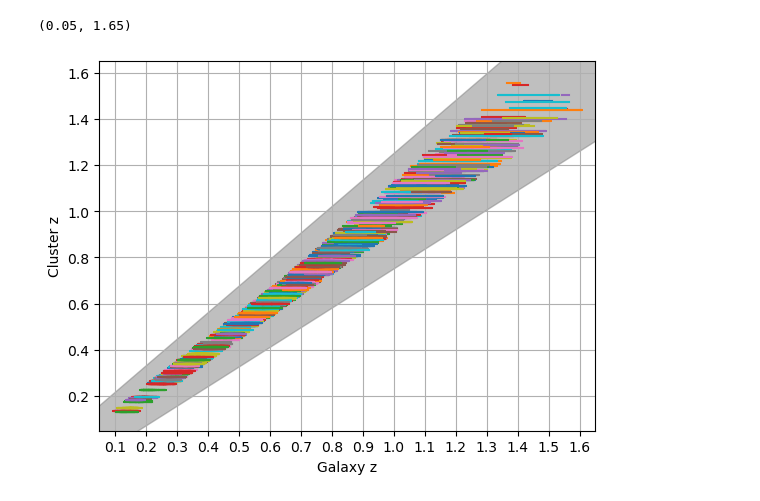
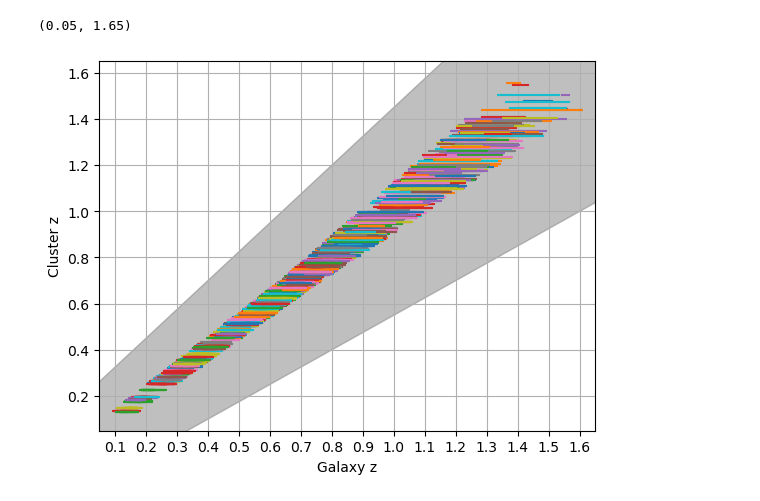
Before and after one commit to Gimena-M/Cluster-Membership, a Jupyter notebook: DATA/scripts/cut_z/cut-z.ipynb, the cells around one changed output. Drawn from its saved outputs; the diff is of its cells as text; code cells hidden in the pictures.

Commit message:
Update z_filtered tables - Extend redshift range

```diff
--- a/DATA/scripts/cut_z/cut-z.ipynb
+++ b/DATA/scripts/cut_z/cut-z.ipynb
@@ -6,7 +6,10 @@ import numpy as np
 # %%
 # import galaxies and clusters tables
 df = pd.read_csv('../../clean-HSC-unWISE-W01.csv')
-df = df.drop_duplicates()
+df = df.drop_duplicates(subset= ['object_id', 'id_cl'])
 df_cl = pd.read_table('../../clusters.dat', delim_whitespace=True, usecols=[0,3,4,5,9,11,12], names=['id_cl','ra_cl','dec_cl','phot_z_cl', 'r500_cl','mass_cl','n500_cl'])
 df_cl = df_cl[(df_cl['id_cl'].isin(df.id_cl_near)) | (df_cl['id_cl'].isin(df.id_cl))]
-df
+
+# evaluate the column "id_cl_near" (it's a list stored as a string, has the ids of the nearest clusters)
+# it's a list and not a single value because some galaxies were near 2 or more clusters
+df['id_cl_near_eval'] = [eval(s) for s in df['id_cl_near']]
@@ -27,33 +16,27 @@ df
-# %%
-# function dz computes a z range, as a function of cluster's z
-def dz(z):
-    return 0.1 + z * 0.15
-
-# add dz as a column of clusters' DataFrame
-df_cl['d_phot_z'] = dz(df_cl['phot_z_cl'])
-
-
-# evaluate the column "id_cl_near" (it's a list stored as a string, has the ids of the nearest clusters)
-# it's a list and not a single value because some galaxies were near 2 or more clusters
-# i feel like this was a questionable decision
-df['id_cl_near'] = [eval(s) for s in df['id_cl_near']]
 # %%
+# function dz computes a z range, as a function of cluster's z
+def dz(z):
+    return 0.2 + z * 0.25
+
+# add dz as a column of clusters' DataFrame
+df_cl['d_phot_z'] = dz(df_cl['phot_z_cl'])
+
 for i,cl in df_cl.iterrows():
     d = df[df.id_cl == cl.id_cl]
     plt.plot(d.phot_z, d.phot_z_cl)
 
 x = np.linspace(0,1.7,50)
 plt.fill_between(x, x - dz(x), x + dz(x), alpha = 0.5, color = 'grey')
 
 # plt.scatter(lost_members.phot_z, lost_members.phot_z_cl, color = 'black', zorder = 2000, s = 5)
 
 plt.gca().xaxis.set_major_locator(ticker.MultipleLocator(0.1))
 plt.grid()
 plt.xlabel('Galaxy z')
 plt.ylabel('Cluster z')
 plt.xlim(0.05,1.65)
 plt.ylim(0.05,1.65)
 # %% [output]
 (0.05, 1.65)
-[figure, old version]
+[figure, new version]
 # %%
```
Also changed, not shown: parts of 4 cells of this notebook, 14 other files.
